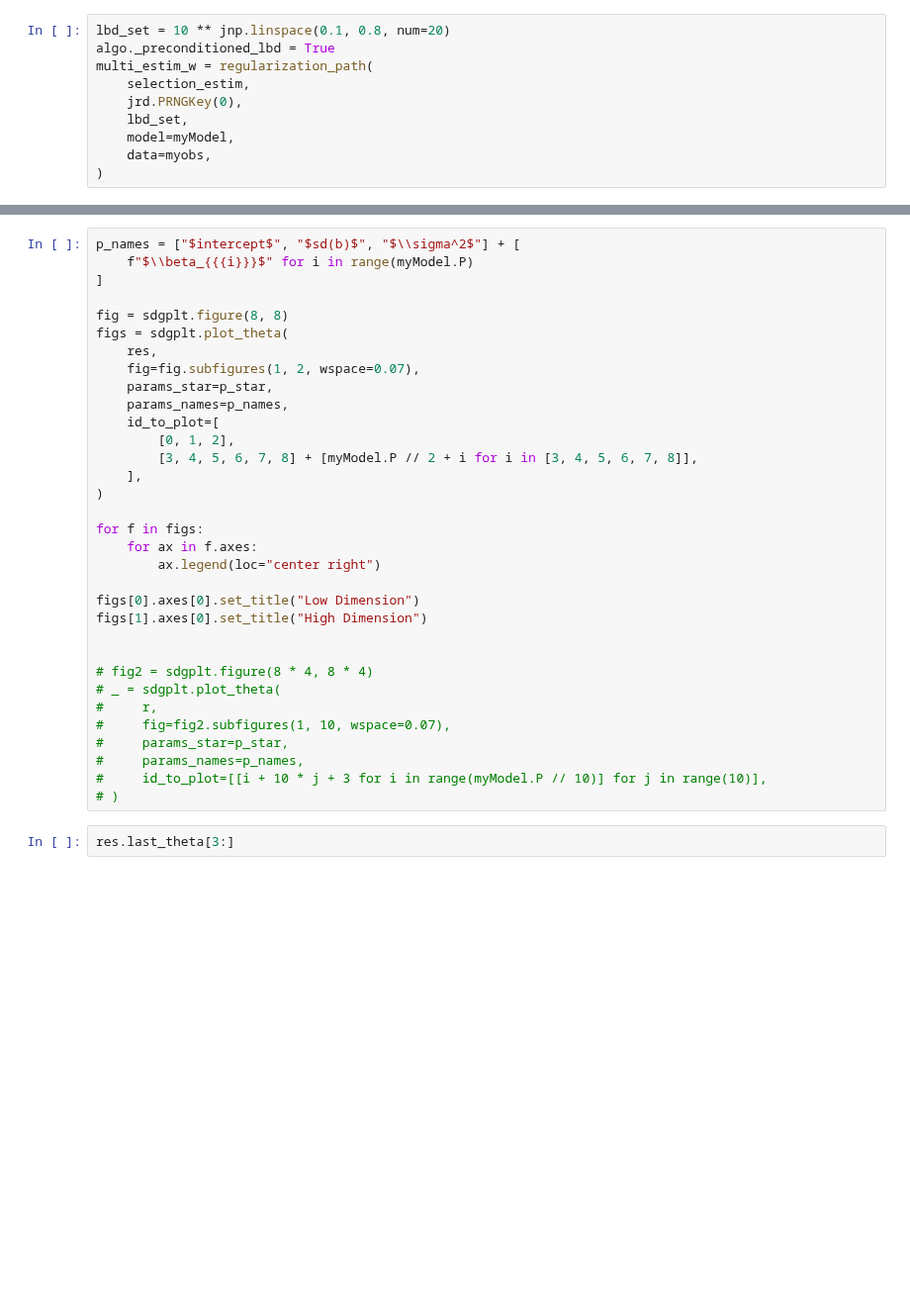
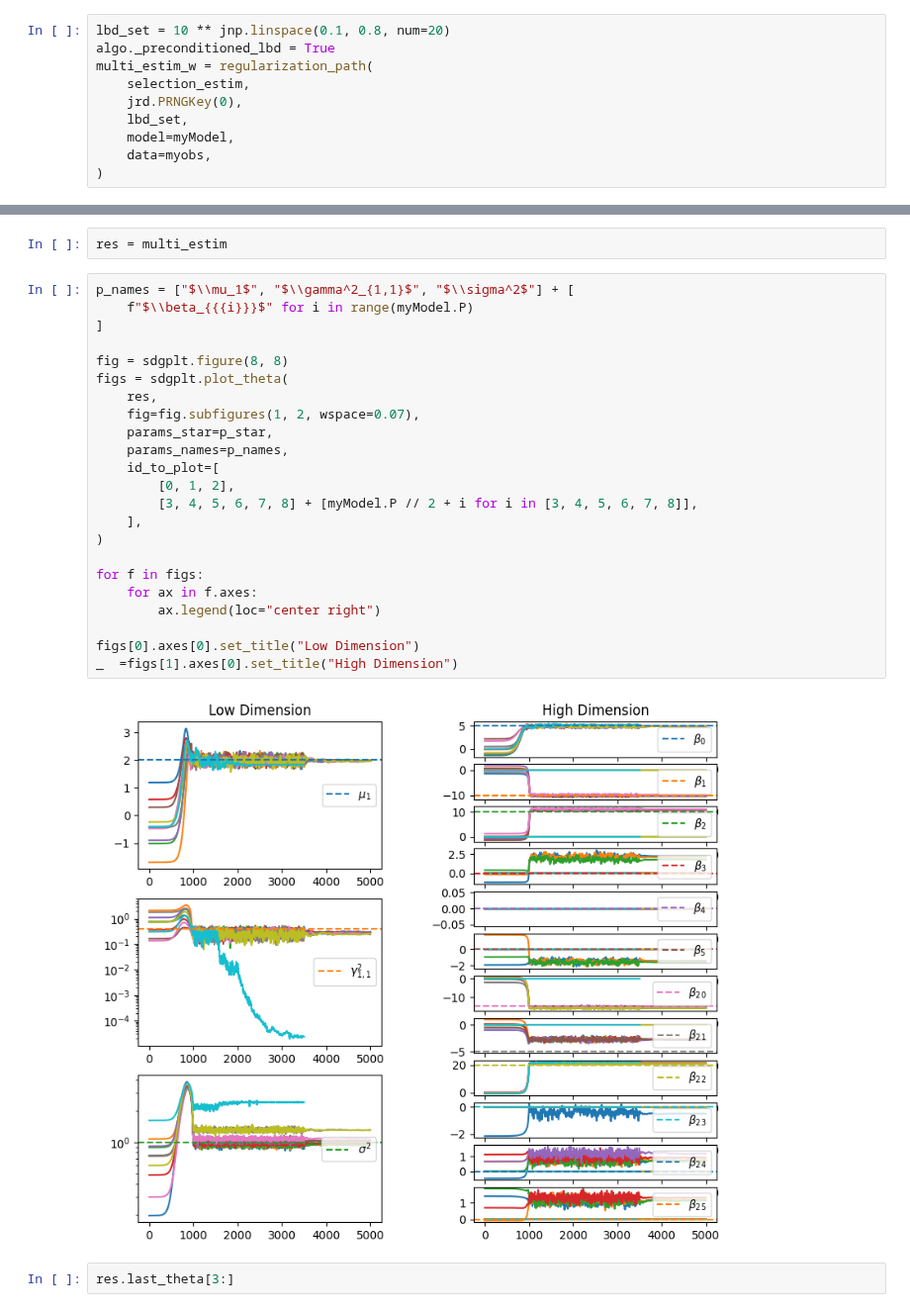
Before and after one commit to caillebotteAntoine/sdg4varselect, a Jupyter notebook: examples/variable_selection_lmem.ipynb, the cells around one changed output, grey strips where cells are left out. Shown at 99% size. Drawn from its saved outputs; the diff is of its cells as text; blank space fills up the shorter version.

```diff
--- a/examples/variable_selection_lmem.ipynb
+++ b/examples/variable_selection_lmem.ipynb
@@ -213,35 +222,29 @@ res = one_estim(jrd.PRNGKey(0), myModel, data=myobs, lbd=0.1)
+# %%
+res = multi_estim
 # %%
-p_names = ["$intercept$", "$sd(b)$", "$\\sigma^2$"] + [
+p_names = ["$\\mu_1$", "$\\gamma^2_{1,1}$", "$\\sigma^2$"] + [
     f"$\\beta_{{{i}}}$" for i in range(myModel.P)
 ]
 
 fig = sdgplt.figure(8, 8)
 figs = sdgplt.plot_theta(
     res,
     fig=fig.subfigures(1, 2, wspace=0.07),
     params_star=p_star,
     params_names=p_names,
     id_to_plot=[
         [0, 1, 2],
         [3, 4, 5, 6, 7, 8] + [myModel.P // 2 + i for i in [3, 4, 5, 6, 7, 8]],
     ],
 )
 
 for f in figs:
     for ax in f.axes:
         ax.legend(loc="center right")
 
 figs[0].axes[0].set_title("Low Dimension")
-figs[1].axes[0].set_title("High Dimension")
-
-
-# fig2 = sdgplt.figure(8 * 4, 8 * 4)
-# _ = sdgplt.plot_theta(
-#     r,
-#     fig=fig2.subfigures(1, 10, wspace=0.07),
-#     params_star=p_star,
-#     params_names=p_names,
-#     id_to_plot=[[i + 10 * j + 3 for i in range(myModel.P // 10)] for j in range(10)],
-# )
+_  =figs[1].axes[0].set_title("High Dimension")
+# %% [output]
+[figure, added]
 # %%
 res.last_theta[3:]
```
Also changed, not shown: parts of 17 cells of this notebook, 1 other file.
